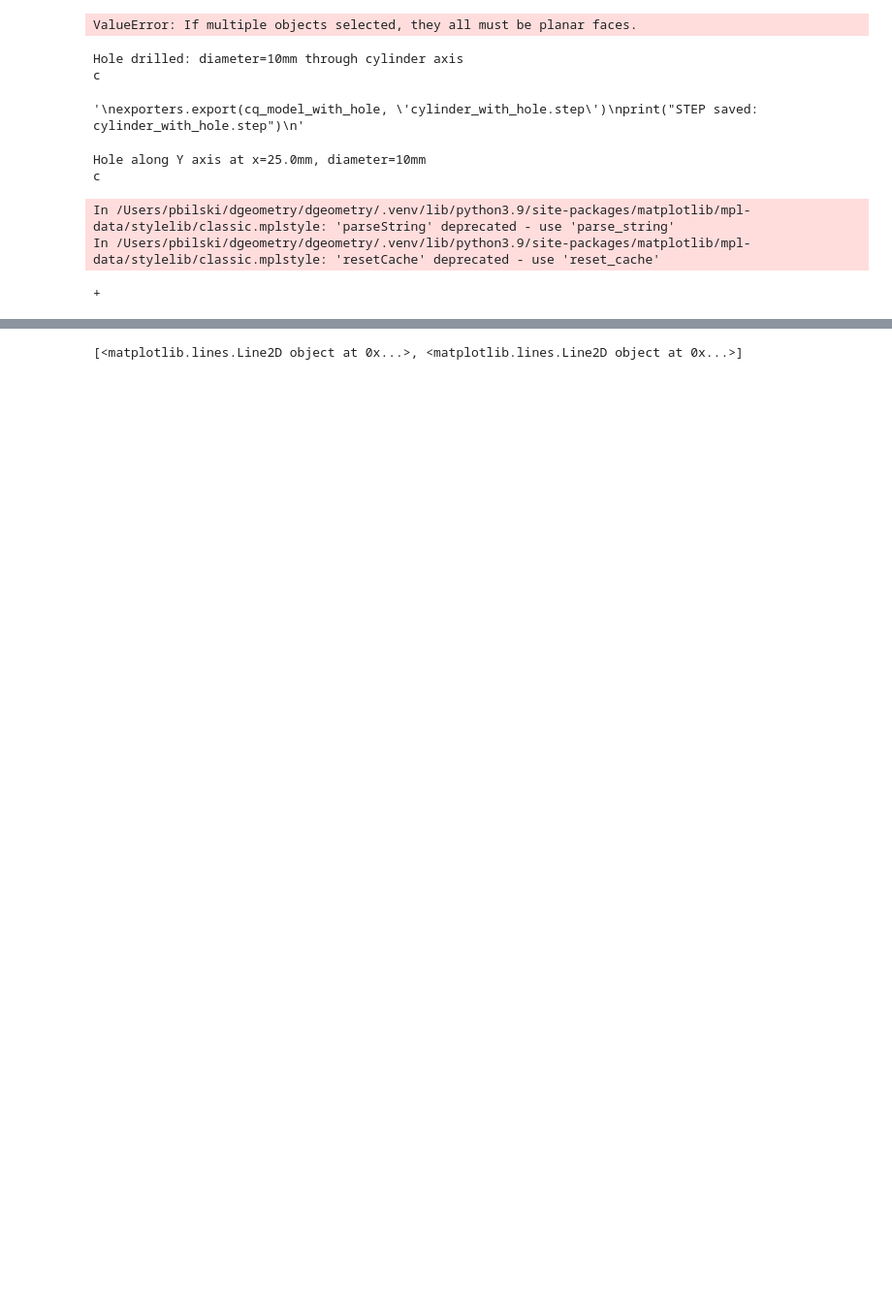
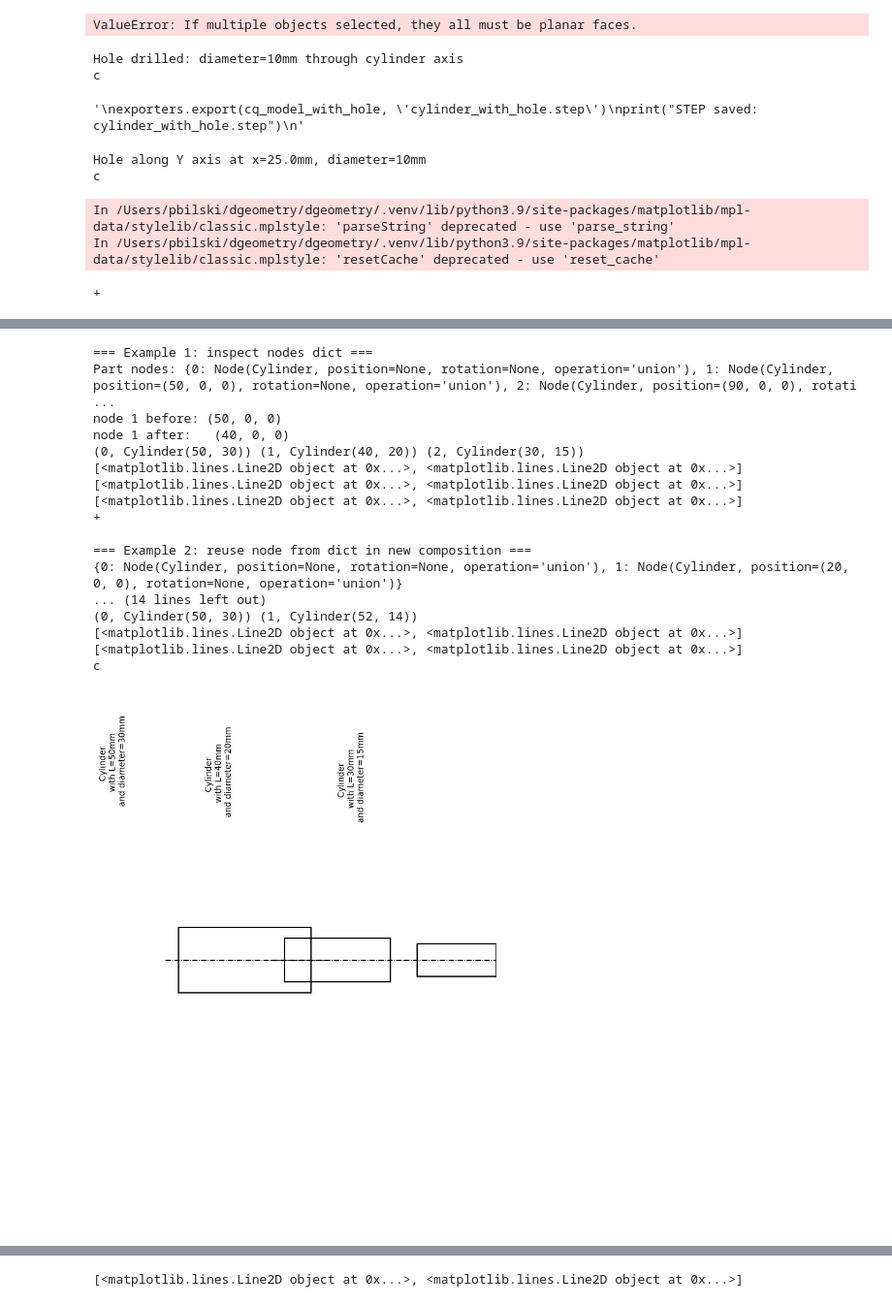
Before and after one commit to bogumilchilinski/dgeometry, a Jupyter notebook: cases/models/test.ipynb, the cells around one changed output, grey strips where cells are left out. Shown at 97% size. Saved outputs shown, nothing was run; the diff lists cells and outputs as text; code cells hidden in the pictures; blank space fills up the shorter version.

```diff
--- a/cases/models/test.ipynb
+++ b/cases/models/test.ipynb
@@ -225,0 +321,71 @@ In /Users/pbilski/dgeometry/dgeometry/.venv/lib/python3.9/site-packages/matplotl
+# %%
+import sys
+sys.modules.pop('primitives', None)
+import primitives
+
+from primitives import Cylinder, Node, GeometryScene
+
+cyl_a = Cylinder(height=50, diameter=30)
+cyl_b = Cylinder(height=40, diameter=20)
+cyl_c = Cylinder(height=30, diameter=15)
+cyl_hole = Cylinder(height=52, diameter=14)
+
+# ── Example 1: nodes dict + position/rotation as properties ──────────────────
+print("=== Example 1: inspect nodes dict ===")
+part = cyl_a + cyl_b + cyl_c
+print("Part nodes: " + str(part.nodes))
+# Inspect and mutate a node's position directly
+n1 = part.nodes[1]
+print("node 1 before:", n1.position)
+n1.position = (40, 0, 0)
+print("node 1 after:  ", n1.position)
+GeometryScene()
+part.preview()
+part.show_model(port=3939)
+
+# ── Example 2: pass a node from one part into another ────────────────────────
+print("\n=== Example 2: reuse node from dict in new composition ===")
+base = cyl_a + cyl_b                         # cyl_b auto at (50,0,0)
+borrowed = base.nodes[1]                     # Node(cyl_b, position=(50,0,0))
+borrowed.position = (20, 0, 0)              # override to (20,0,0)
+
+part2 = cyl_a + borrowed                    # use the modified node directly
+print(part2.nodes)
+GeometryScene()
+part2.preview()
+part2.show_model(port=3939)
+
+# ── Example 3: default - (inward, no coordinates needed) ─────────────────────
+print("\n=== Example 3: default - inward cut ===")
+hollow = cyl_a - cyl_hole
+print("cut node:", hollow.nodes[1])
+GeometryScene()
+hollow.preview()
+hollow.show_model(port=3939)
+
+# ── Example 4: - with explicit position via tuple ────────────────────────────
+print("\n=== Example 4: - with explicit position ===")
+hollow2 = cyl_a - (cyl_hole, (-1, 0, 0))
+print("cut node:", hollow2.nodes[1])
+GeometryScene()
+hollow2.preview()
+hollow2.show_model(port=3939)
+# %% [output]
+=== Example 1: inspect nodes dict ===
+Part nodes: {0: Node(Cylinder, position=None, rotation=None, operation='union'), 1: Node(Cylinder, position=(50, 0, 0), rotation=None, operation='union'), 2: Node(Cylinder, position=(90, 0, 0), rotati ...
+node 1 before: (50, 0, 0)
+node 1 after:   (40, 0, 0)
+(0, Cylinder(50, 30)) (1, Cylinder(40, 20)) (2, Cylinder(30, 15))
+[<matplotlib.lines.Line2D object at 0x...>, <matplotlib.lines.Line2D object at 0x...>]
+[<matplotlib.lines.Line2D object at 0x...>, <matplotlib.lines.Line2D object at 0x...>]
+[<matplotlib.lines.Line2D object at 0x...>, <matplotlib.lines.Line2D object at 0x...>]
++
+
+=== Example 2: reuse node from dict in new composition ===
+{0: Node(Cylinder, position=None, rotation=None, operation='union'), 1: Node(Cylinder, position=(20, 0, 0), rotation=None, operation='union')}
+... (14 lines left out)
+(0, Cylinder(50, 30)) (1, Cylinder(52, 14))
+[<matplotlib.lines.Line2D object at 0x...>, <matplotlib.lines.Line2D object at 0x...>]
+[<matplotlib.lines.Line2D object at 0x...>, <matplotlib.lines.Line2D object at 0x...>]
+c
+[figure, added]
```
Also changed, not shown: parts of 5 cells of this notebook, 1 other file.
